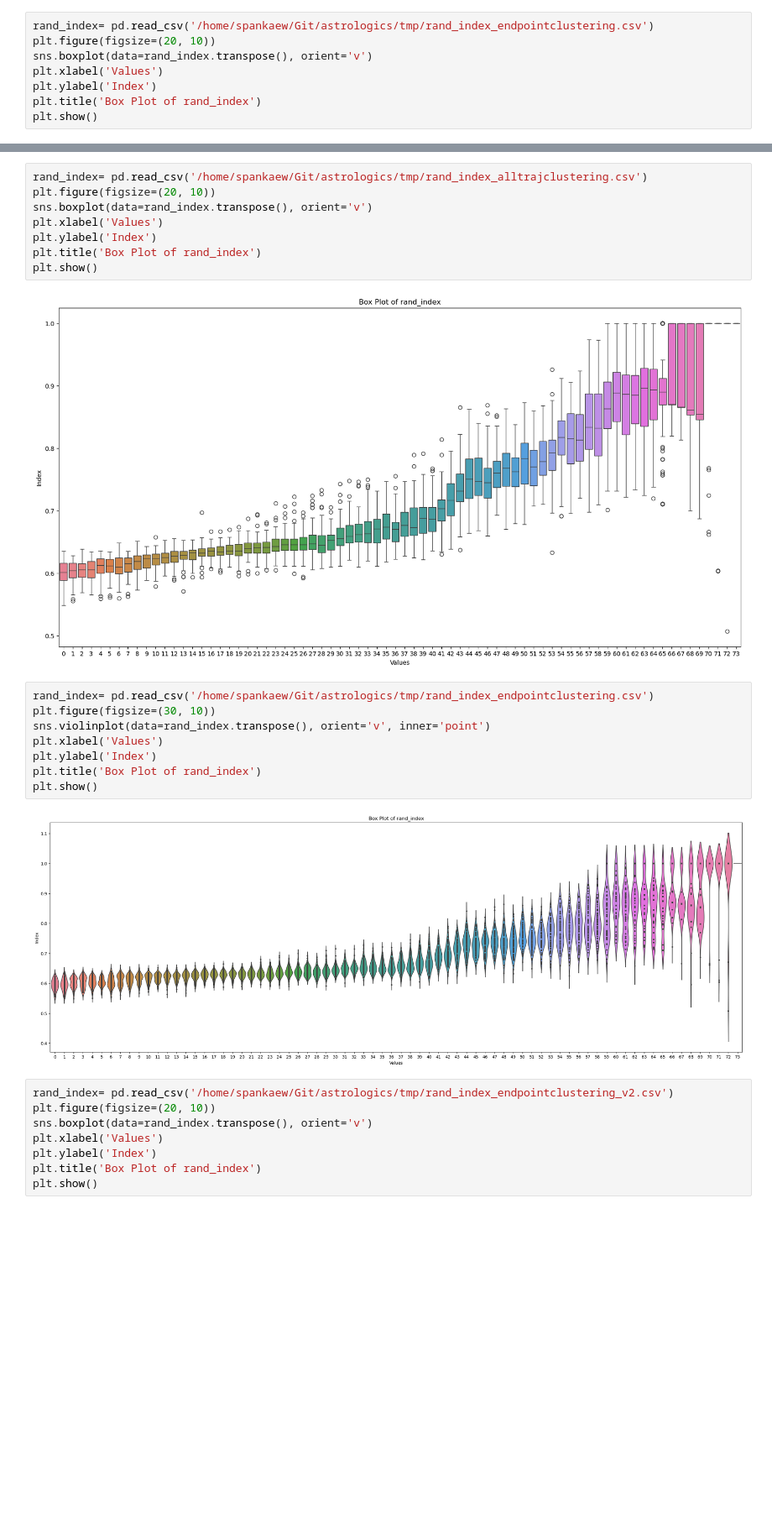
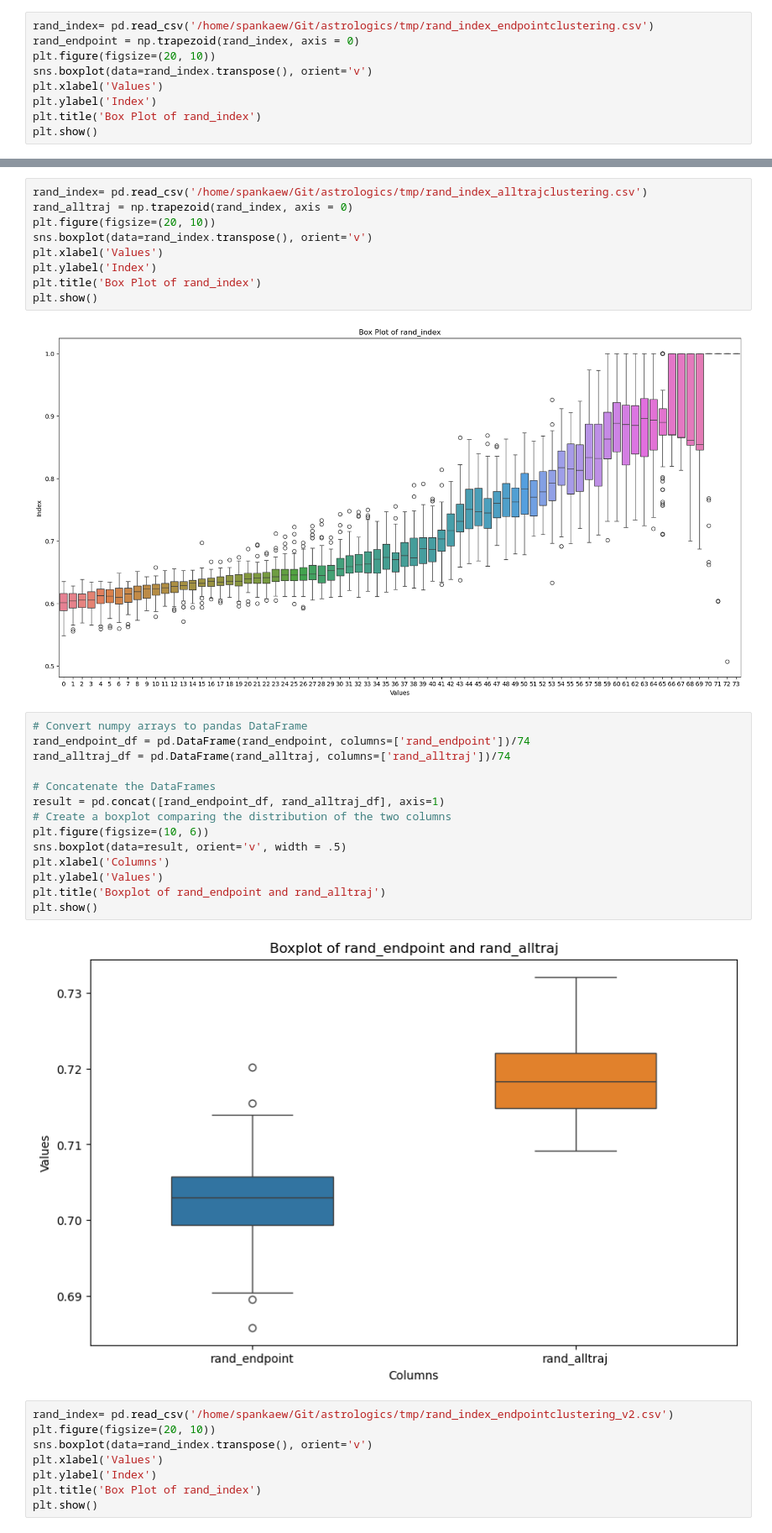
Before and after one commit to sysbio-curie/AstroLogics, a Jupyter notebook: scripts/visualize_clustering_results.ipynb, the cells around one changed output, grey strips where cells are left out. Shown at 84% size. Cells and saved outputs as stored; diff of their text form; blank space fills up the shorter version.

```diff
--- a/scripts/visualize_clustering_results.ipynb
+++ b/scripts/visualize_clustering_results.ipynb
@@ -5,6 +5,7 @@ import seaborn as sns
 import matplotlib.pyplot as plt
 # %%
 rand_index= pd.read_csv('/home/spankaew/Git/astrologics/tmp/rand_index_endpointclustering.csv')
+rand_endpoint = np.trapezoid(rand_index, axis = 0)
 plt.figure(figsize=(20, 10))
 sns.boxplot(data=rand_index.transpose(), orient='v')
 plt.xlabel('Values')
@@ -15,6 +16,7 @@ plt.show()
 [figure]
 # %%
 rand_index= pd.read_csv('/home/spankaew/Git/astrologics/tmp/rand_index_alltrajclustering.csv')
+rand_alltraj = np.trapezoid(rand_index, axis = 0)
 plt.figure(figsize=(20, 10))
 sns.boxplot(data=rand_index.transpose(), orient='v')
 plt.xlabel('Values')
@@ -23,16 +25,22 @@ plt.title('Box Plot of rand_index')
 plt.show()
 # %% [output]
 [figure]
-# %%
-rand_index= pd.read_csv('/home/spankaew/Git/astrologics/tmp/rand_index_endpointclustering.csv')
-plt.figure(figsize=(30, 10))
-sns.violinplot(data=rand_index.transpose(), orient='v', inner='point')
-plt.xlabel('Values')
-plt.ylabel('Index')
-plt.title('Box Plot of rand_index')
-plt.show()
-# %% [output]
-[figure, removed]
+# %%
+# Convert numpy arrays to pandas DataFrame
+rand_endpoint_df = pd.DataFrame(rand_endpoint, columns=['rand_endpoint'])/74
+rand_alltraj_df = pd.DataFrame(rand_alltraj, columns=['rand_alltraj'])/74
+
+# Concatenate the DataFrames
+result = pd.concat([rand_endpoint_df, rand_alltraj_df], axis=1)
+# Create a boxplot comparing the distribution of the two columns
+plt.figure(figsize=(10, 6))
+sns.boxplot(data=result, orient='v', width = .5)
+plt.xlabel('Columns')
+plt.ylabel('Values')
+plt.title('Boxplot of rand_endpoint and rand_alltraj')
+plt.show()
+# %% [output]
+[figure, added]
 # %%
 rand_index= pd.read_csv('/home/spankaew/Git/astrologics/tmp/rand_index_endpointclustering_v2.csv')
 plt.figure(figsize=(20, 10))
```
Also changed, not shown: 3 other files.
